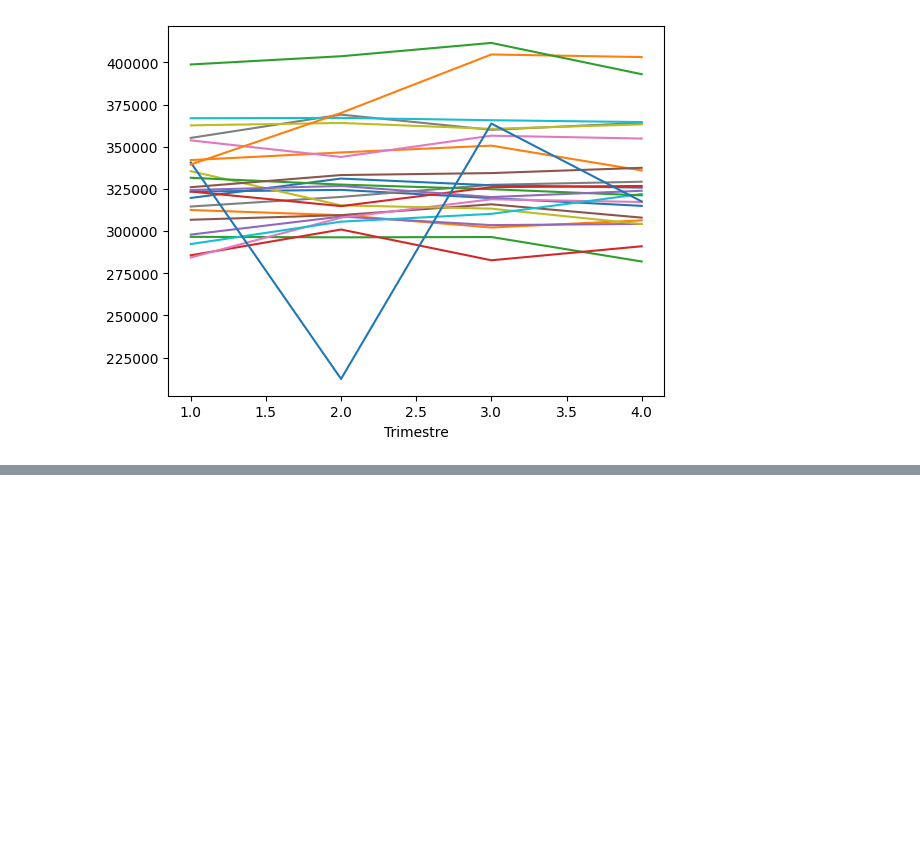
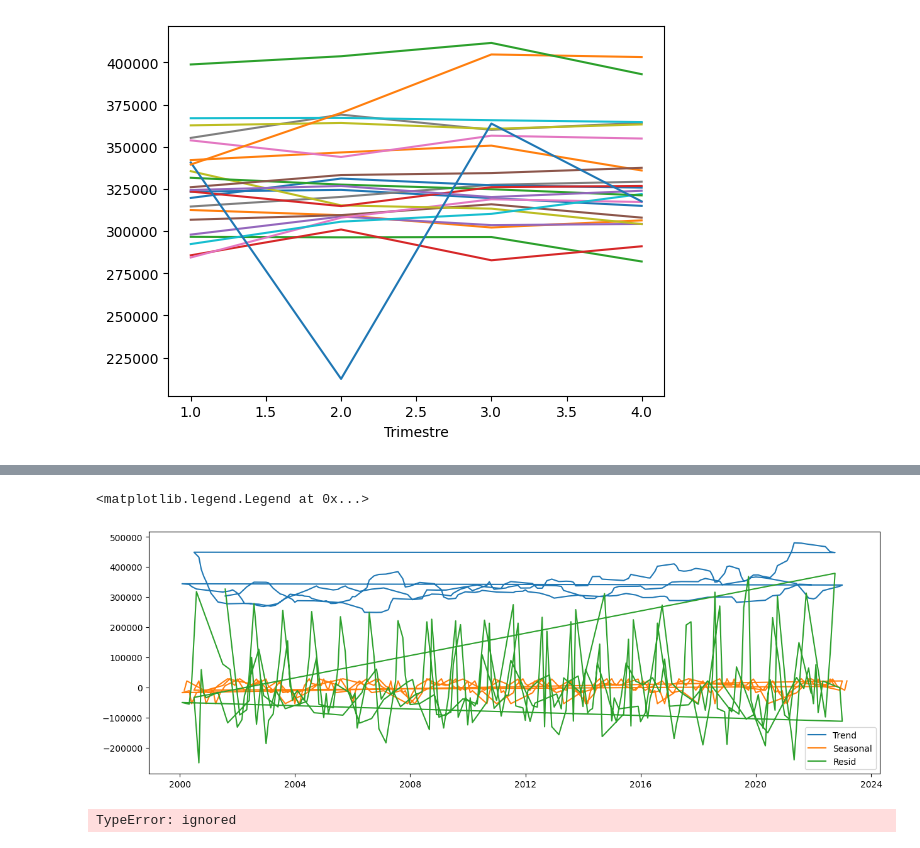
Before and after one commit to mohamedalaouiysf/TimeSeries, a Jupyter notebook: Time_Series.ipynb, the cells around one changed output, grey strips where cells are left out. Cells and saved outputs as stored; diff of their text form; code cells hidden in the pictures; blank space fills up the shorter version.

```diff
--- a/Time_Series.ipynb
+++ b/Time_Series.ipynb
@@ -128,0 +232,29 @@ dpae
+# %%
+df_cdd_dpaebrut = df_cdd['DPAE (brut)']
+# %%
+
+# Perform seasonal decomposition
+result = seasonal_decompose(df_cdd_dpaebrut.values, model='additive', period=12)
+
+# Access the decomposed components
+trend = result.trend
+seasonal = result.seasonal
+residual = result.resid
+plt.figure()
+plt.plot(df_cdd_dpaebrut.index,trend)
+plt.plot(df_cdd_dpaebrut.index,seasonal)
+plt.plot(df_cdd_dpaebrut.index,residual)
+plt.legend(['Trend', 'Seasonal', 'Resid'])
+# %% [output]
+<matplotlib.legend.Legend at 0x...>
+[figure, added]
+# %%
+from statsmodels.tsa.seasonal import seasonal_decompose
+decomposition = seasonal_decompose(df_cdd., period=12)
+plt.figure()
+plt.plot(df_cdd.index,decomposition.trend)
+plt.plot(df_cdd.index,decomposition.seasonal)
+plt.plot(df_cdd.index,decomposition.resid)
+plt.legend(['Trend', 'Seasonal', 'Resid'])
+# %% [output]
+TypeError: ignored
```
Also changed, not shown: parts of 31 cells of this notebook.
